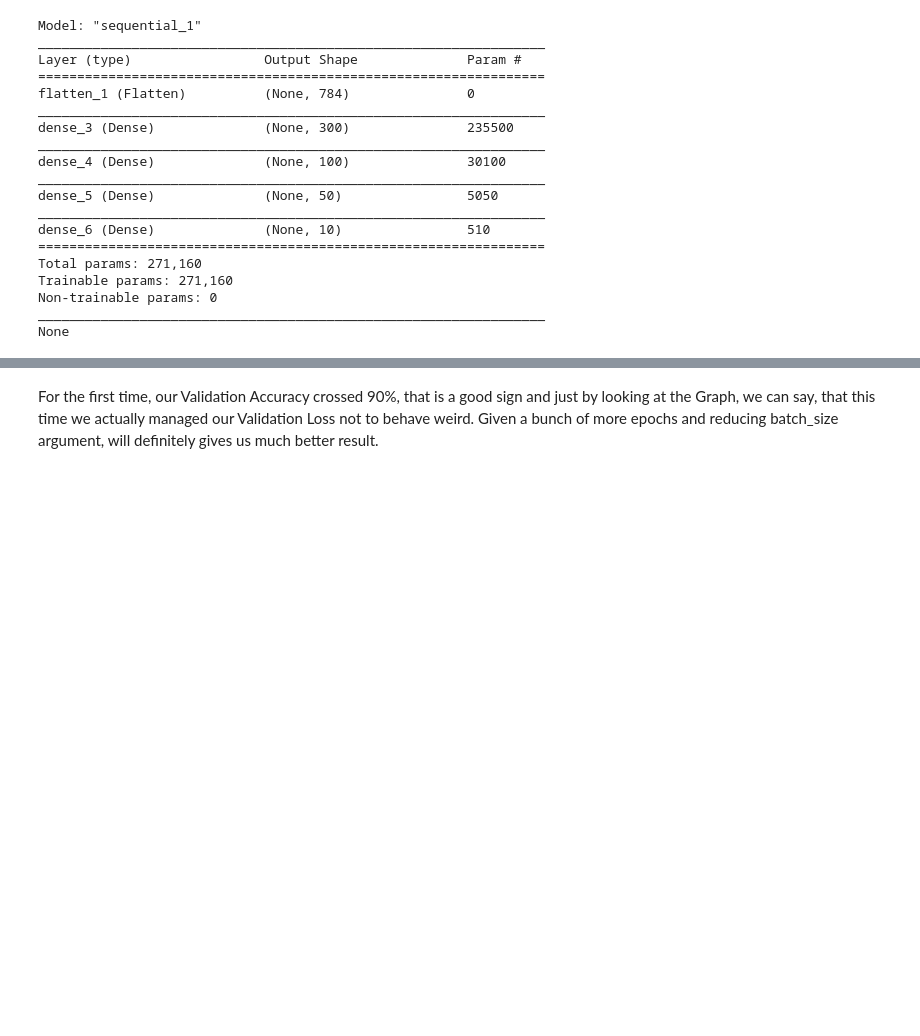
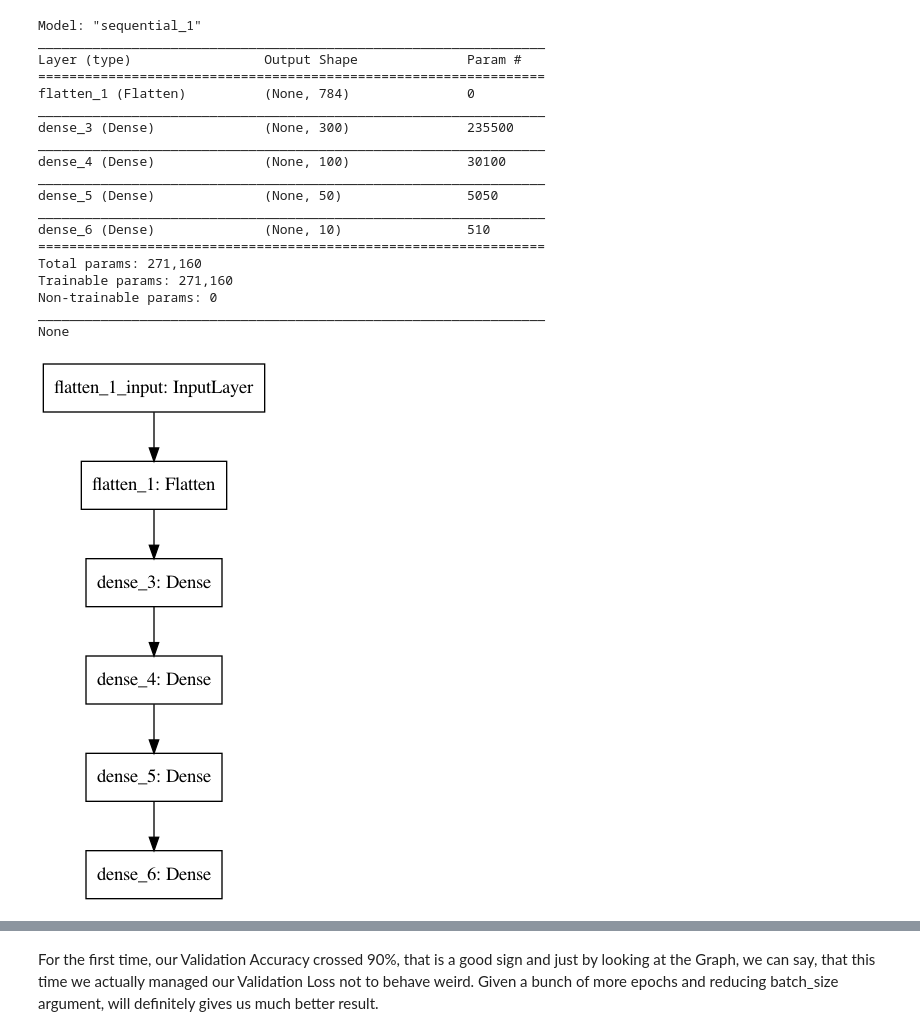
Before and after one commit to mishra-atul5001/Data-Science-and-ML-insights-Projects, a Jupyter notebook: Fashion MNIST with Keras.ipynb, the cells around one changed output, grey strips where cells are left out. Cells and saved outputs as stored; diff of their text form; code cells hidden in the pictures; blank space fills up the shorter version.

```diff
--- a/Fashion MNIST with Keras.ipynb
+++ b/Fashion MNIST with Keras.ipynb
@@ -277,6 +286,10 @@ Trainable params: 271,160
 Non-trainable params: 0
 _________________________________________________________________
 None
+# %%
+keras.utils.plot_model(model_2)
+# %% [output]
+[figure, added]
 # %%
 # Let's compile the model using a Different Optimizer for better performance as we want to keep the epoch in range to 30 to 50 only
 model_2.compile(loss = 'sparse_categorical_crossentropy',optimizer = 'nadam',metrics = ['accuracy'])
```
Also changed, not shown: parts of 15 cells of this notebook.
